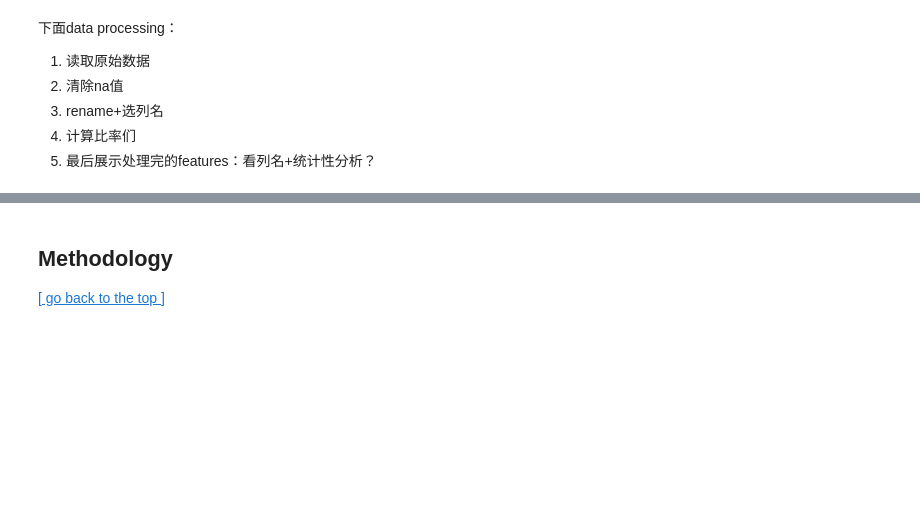
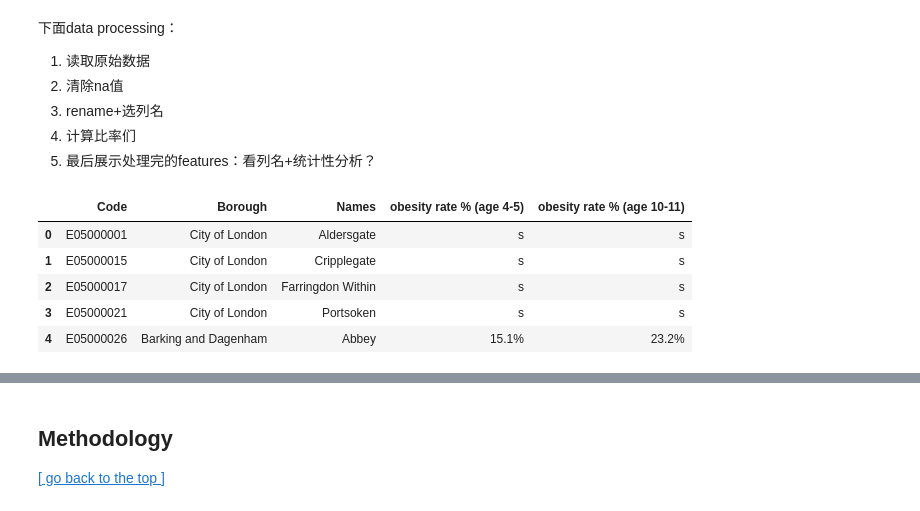
Before and after one commit to mixedmint/DSSS, a Jupyter notebook: childhood obesity.ipynb, the cells around one changed output, grey strips where cells are left out. Cells and saved outputs as stored; diff of their text form; code cells hidden in the pictures; blank space fills up the shorter version.

```diff
--- a/childhood obesity.ipynb
+++ b/childhood obesity.ipynb
@@ -118,3 +118,13 @@ Hammond R. et al. (2019) ‘Predicting childhood obesity using electronic health
 3. rename+选列名
 4. 计算比率们
 5. 最后展示处理完的features：看列名+统计性分析？
+# %%
+obesity = pd.read_csv("https://raw.githubusercontent.com/mixedmint/DSSS/refs/heads/main/data/children_obesity_2010-2013.csv")
+obesity.head()
+# %% [output]
+|  | Code | Borough | Names | obesity rate % (age 4-5) | obesity rate % (age 10-11) |
+| 0 | E05000001 | City of London | Aldersgate | s | s |
+| 1 | E05000015 | City of London | Cripplegate | s | s |
+| 2 | E05000017 | City of London | Farringdon Within | s | s |
+| 3 | E05000021 | City of London | Portsoken | s | s |
+| 4 | E05000026 | Barking and Dagenham | Abbey | 15.1% | 23.2% |
```
Also changed, not shown: parts of 1 cell of this notebook, 1 other file.
